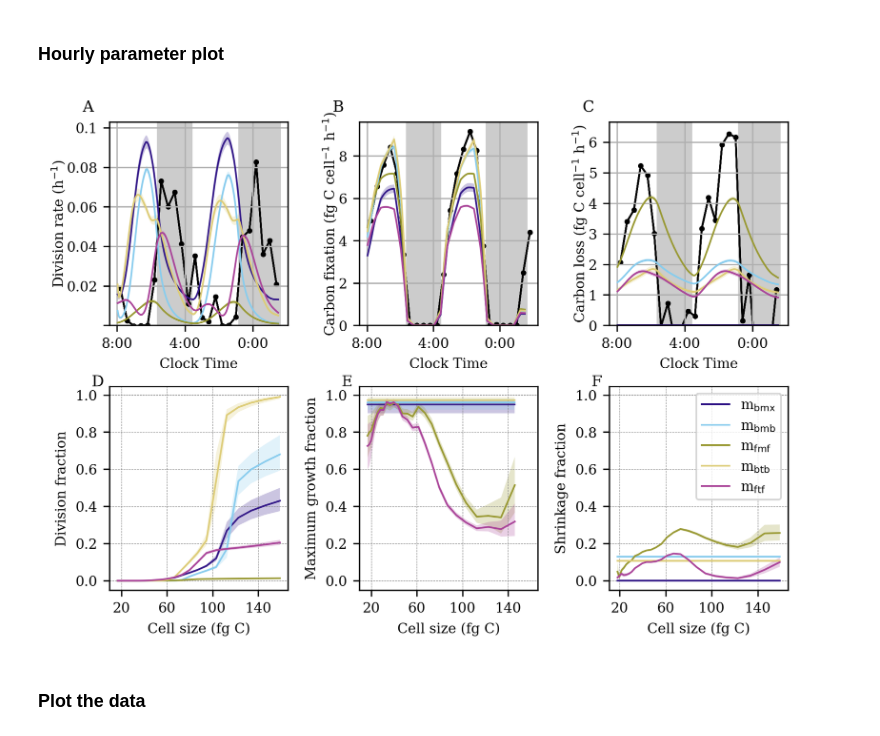
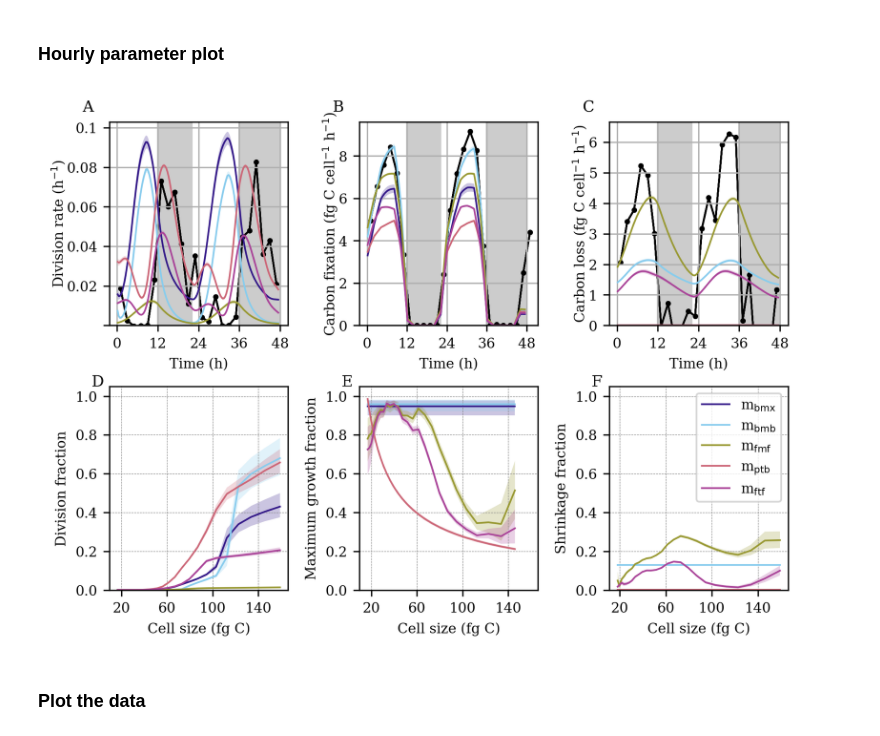
Before and after one commit to CBIOMES/bayesian-matrix-population-model, a Jupyter notebook: notebooks/figures.ipynb, the cells around one changed output. Cells and saved outputs as stored; diff of their text form; code cells hidden in the pictures.

Commit message:
Figure updates

```diff
--- a/notebooks/figures.ipynb
+++ b/notebooks/figures.ipynb
@@ -508,7 +508,7 @@ plt.close()
 # %% [markdown]
 ### Hourly parameter plot
 # %%
-mod_list = ['m_bmx', 'm_bmb', 'm_fmf', 'm_btb', 'm_ftf']
+mod_list = ['m_bmx', 'm_bmb', 'm_fmf', 'm_ptb', 'm_ftf']
 
 if 'size_units' not in globals():
     size_units = 'fg C cell$^{-1}$'
@@ -592,13 +592,14 @@ for ax, prop in ((ax_hourly_div, 'division'), (ax_hourly_grow, 'growth'),
 
     ax.set_ylim(bottom=0.0)
     ax.set_ylabel(prop_labels[prop], labelpad=0)
-    ax.set_xlabel('Clock Time')
-    ax.set_xticklabels(['{:d}:{:02d}'.format((int(t+8)%24),
-                                             int(60*(t%1.0)))
-                        for t in ax.get_xticks()])
+    ax.set_xlabel('Time (h)')
+#     ax.set_xticklabels(['{:d}:{:02d}'.format((int(t+8)%24),
+#                                              int(60*(t%1.0)))
+#                         for t in ax.get_xticks()])
+    ax.set_xticks([], minor=True)
+    ax.set_xticks(np.linspace(0, 48, 5).astype(int), minor=False)
 
     # darkness from 20:00 to 6:00
-    # ymax > 1 needed because it's a polar plot
     ax.axvspan(12, 22, color='0.8', ymax=10, zorder=-1)
     ax.axvspan(36, 48, color='0.8', ymax=10, zorder=-1)
     ax.grid(True)
@@ -647,6 +648,7 @@ ax.text(xtext, ytext, 'D', transform = ax.transAxes, color=text_color,
         path_effects=[pe.Stroke(linewidth=1, foreground='w'), pe.Normal()])
 ax.grid(which=which_grid, axis=grid_axis, color=grid_color, linestyle=grid_style,
         linewidth=grid_width)
+ax.set_ylim(0, 1.05)
 ylim = ax.get_ylim()
 xlim = ax.get_xlim()
 
@@ -729,34 +731,34 @@ for model in temp_mcmcs:
     ax.fill_between(x, qq[1,:], qq[-2,:], alpha=0.25, facecolor=colors_model[model])
     ax.plot(x, qq[2,:], color=colors_model[model], lw=1)
 
 ax.set(ylim=ylim)
 ax.set_xticks([], minor=True)
 ax.set_xticks(major_ticks, minor=False)
 ax.set_xticklabels([str(int(np.round(major_ticks[ii], 0)))
                     for ii in range(len(major_ticks))],
                    minor=False, fontdict={'fontsize': label_fontsize})
 ax.set_xlabel('Cell size (fg C)')
 ax.set_ylabel('Shrinkage fraction')
 ax.text(xtext, ytext, 'F', transform = ax.transAxes, color=text_color,
         fontsize=fontsize,
         path_effects=[pe.Stroke(linewidth=1, foreground='w'), pe.Normal()])
 ax.grid(which=which_grid, axis=grid_axis, color=grid_color, linestyle=grid_style,
         linewidth=grid_width)
 
 ax.legend([desc_model[model].replace(',',',\n') for model in temp_mcmcs],
            ncol=1, fontsize=8, loc='best')
 
 
 plt.subplots_adjust(hspace=0.3, wspace=0.4, left=0.17)
 if save_plots:
     plt.savefig('../figures/zinser_hourly.pdf', bbox_inches='tight', dpi=300)
 plt.show()
 plt.close()
 
 mod_list = ['m_bmx', 'm_bmb', 'm_pmb', 'm_fmb', 'm_fmf', 'm_btb',
             'm_ptb', 'm_ftb', 'm_ftf']
 # %% [output]
-[figure, old version]
+[figure, new version]
 # %% [markdown]
 ### Plot the data
 # %%
```
Also changed, not shown: 6 other files.
